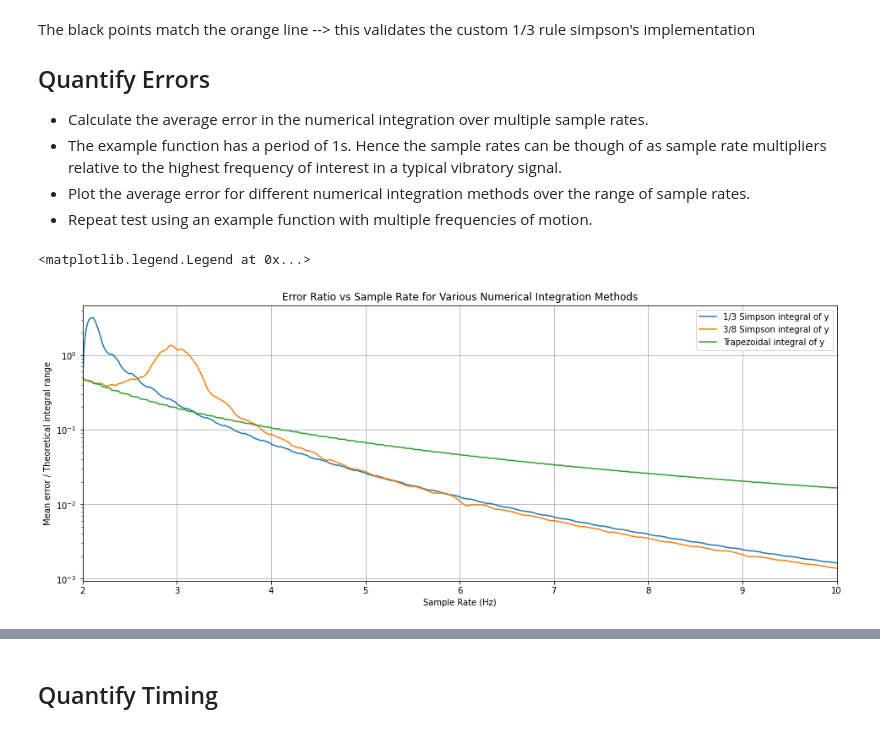
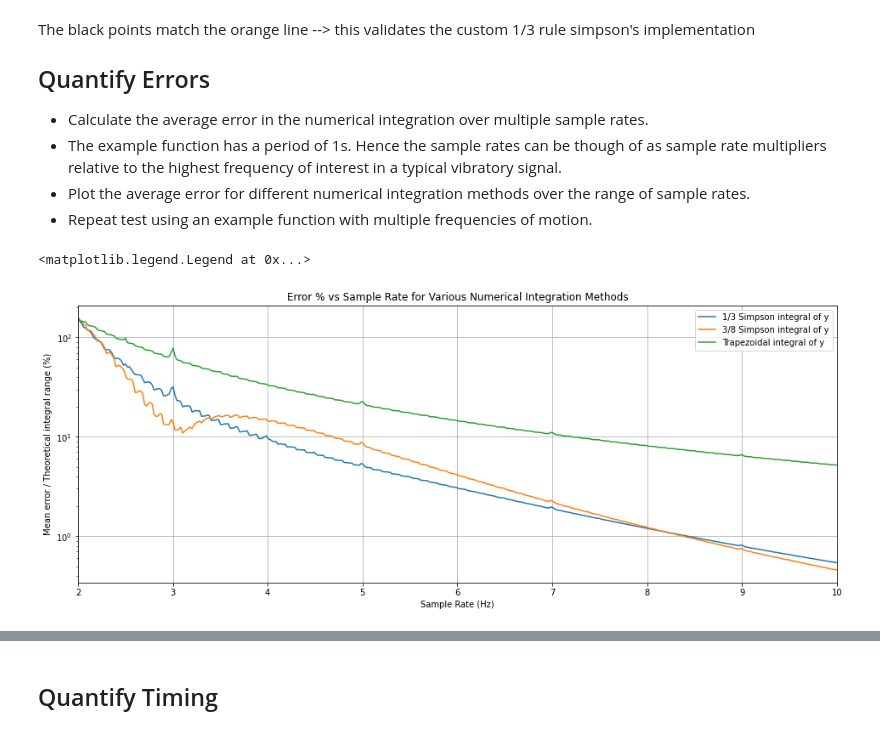
Before and after one commit to nprav/autoRS, a Jupyter notebook: experiment/Benchmark Integration Functions.ipynb, the cells around one changed output, grey strips where cells are left out. Saved outputs shown, nothing was run; the diff lists cells and outputs as text; code cells hidden in the pictures.

Commit message:
Further tested and resolved issues related to simpson's rule numerical integration schemes. Added theoretical derivation in Jupyter notebook file.

```diff
--- a/experiment/Benchmark Integration Functions.ipynb
+++ b/experiment/Benchmark Integration Functions.ipynb
@@ -151,7 +292,7 @@ ax.grid()
 # %% [output]
 [figure]
 # %%
-multiplier = 3
+multiplier = 4
 sample_freq_y = freq_y*multiplier
 int_t = np.arange(0, t_max, 1/sample_freq_y)
 
@@ -211,13 +352,14 @@ The black points match the orange line --> this validates the custom 1/3 rule si
 - Plot the average error for different numerical integration methods over the range of sample rates.
 - Repeat test using an example function with multiple frequencies of motion.
 # %%
-sample_rate = np.linspace(2, 10, num=500)
+sample_rate = np.linspace(2, 10, num=400)
 int_range = max(int_y(t)) - min(int_y(t))
 
 def get_mean_error(cum_int_func, sr, func=y, int_func=int_y):
     int_t = np.arange(0, t_max, 1/sr)
+    int_range = max(int_func(int_t)) - min(int_func(int_t))
     res = cum_int_func(func(int_t), int_t, initial=0)
-    error = np.mean(np.abs(int_func(int_t) - res))
+    error = np.mean(np.abs(int_func(int_t) - res))/int_range * 100
     return error
 
 simps_3_error = [get_mean_error(cumulative_integral_3, sr)/int_range for sr in sample_rate]
@@ -226,16 +368,16 @@ trapz_error = [get_mean_error(cumulative_trapezoidal, sr)/int_range for sr in sa
 # %%
 fig, ax = plt.subplots(figsize=(16, 6))
 ax.semilogy(sample_rate, simps_3_error, label="1/3 Simpson integral of y")
 ax.semilogy(sample_rate, simps_8_error, label="3/8 Simpson integral of y")
 ax.semilogy(sample_rate, trapz_error, label="Trapezoidal integral of y")
 ax.grid()
 ax.set(xlim=(min(sample_rate), max(sample_rate)), xlabel="Sample Rate (Hz)",
-       ylabel="Mean error / Theoretical integral range",
-       title="Error Ratio vs Sample Rate for Various Numerical Integration Methods")
+       ylabel="Mean error / Theoretical integral range (%)",
+       title="Error % vs Sample Rate for Various Numerical Integration Methods")
 ax.legend()
 # %% [output]
 <matplotlib.legend.Legend at 0x...>
-[figure, old version]
+[figure, new version]
 # %%
 def y2(x):
     return np.sin(alpha*x) + 5*np.sin(alpha/5*x)
```
Also changed, not shown: parts of 31 cells of this notebook, 5 other files.
